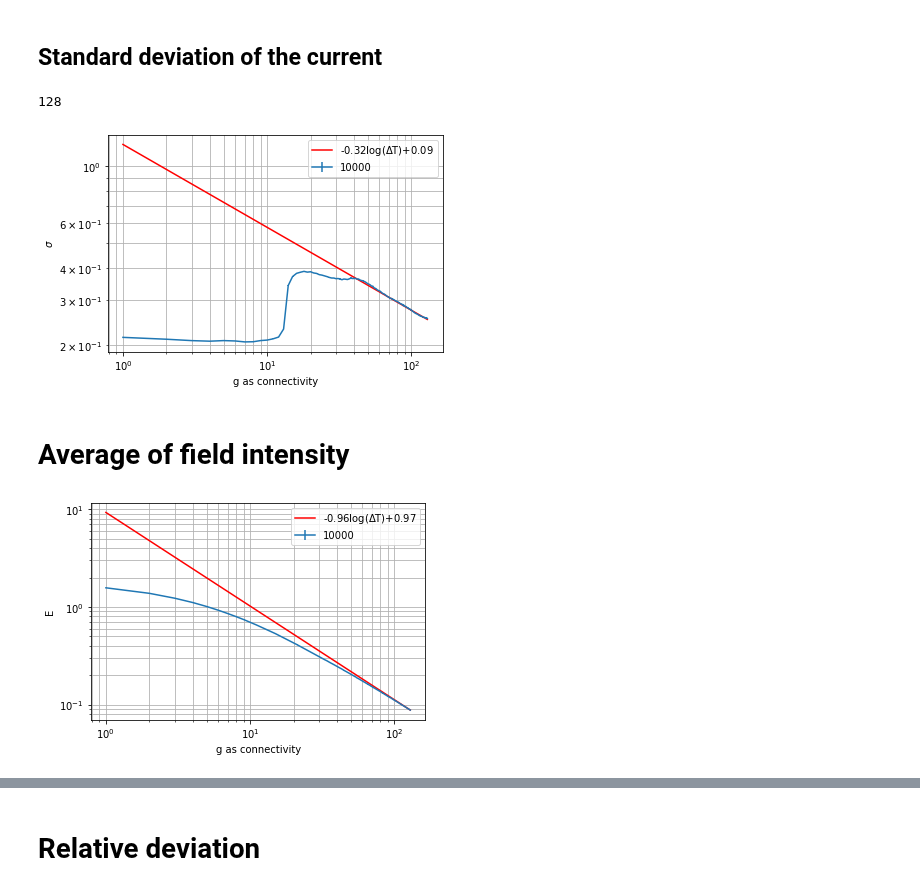
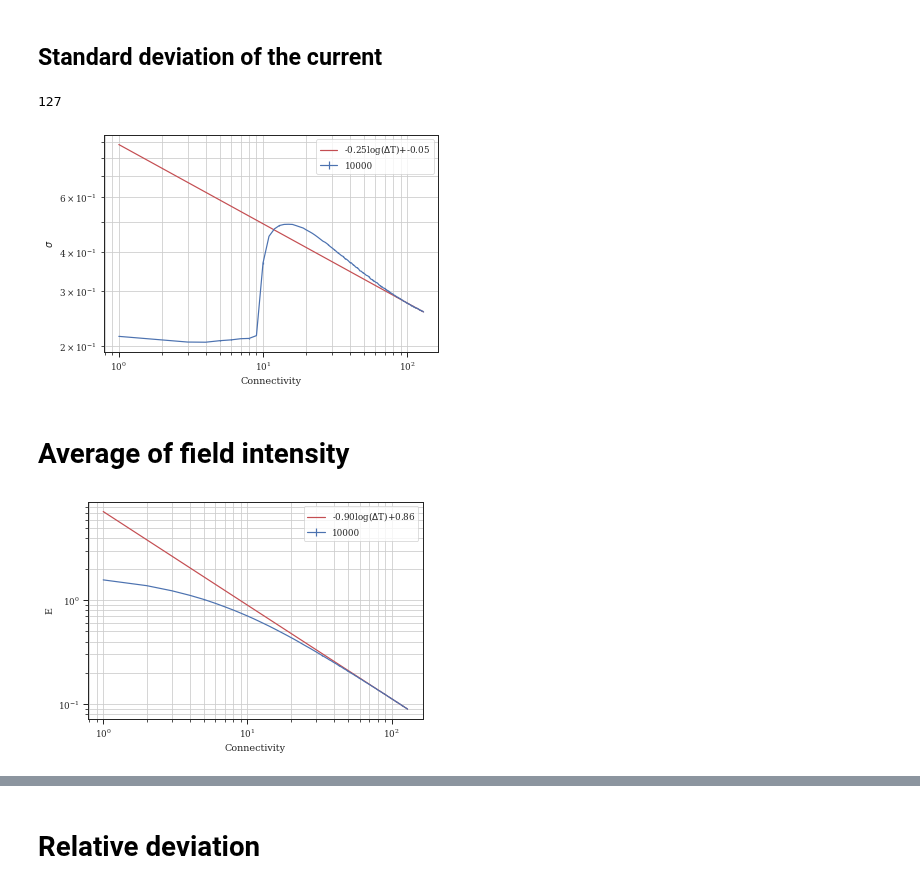
Before and after one commit to mmehrani/master_thesis, a Jupyter notebook: scripts/all_neurons_model_in_one_place/averaging_on_ensembles.ipynb, the cells around one changed output, grey strips where cells are left out. Saved outputs shown, nothing was run; the diff lists cells and outputs as text; code cells hidden in the pictures.

```diff
--- a/scripts/all_neurons_model_in_one_place/averaging_on_ensembles.ipynb
+++ b/scripts/all_neurons_model_in_one_place/averaging_on_ensembles.ipynb
@@ -13,7 +15,7 @@ delay = 0.1
 alpha = 20
 
 current_models = ['IF','Rotational','Non_repulsive_rotational']
-neuron_model = current_models[1]
+neuron_model = current_models[2]
 
 model_folder_name = neuron_model+'_ensembles'
 version = '_v1.0'
@@ -76,3 +80,5 @@ for g_folder in desired_g_folders:
+# %%
+sns.set_theme(context='paper', font= 'Serif', style = 'ticks')
 # %% [markdown]
 ## Standard deviation of the current
 # %%
@@ -93,30 +99,30 @@ slope, shift = np.polyfit(x_log,y_log,1)
 # %%
 len(x)
 # %% [output]
-128
+127
 # %%
 fig = plt.figure()
 ax = fig.subplots()
 
 ax.set_xscale("log")
 ax.set_yscale("log")
 
 ax.errorbar(x = g_list, y = sigma_mean, yerr = sigma_err, label = str(num_neurons))
 ax.plot(x, trend_curve,'r-',label = '{:.2f}log($\Delta$T)+{:.2f}'.format(slope,shift))
 
 plt.legend()
 # ax.set_title('$\sigma$')
-ax.set_xlabel('g as connectivity')
+ax.set_xlabel('Connectivity')
 ax.set_ylabel('$\sigma$')
 
 # ax.set_xticks( np.arange(g_list[0], g_list[-1], 0.5 ), minor = True)
 
 ax.grid(which='both')
 
 
 fig.savefig(os.path.join(target_path,'sigma_g_{}_{}.png'.format(connectivity_min, connectivity_max)) )
 # %% [output]
-[figure, old version]
+[figure, new version]
 # %% [markdown]
 # Average of field intensity
 # %%
@@ -143,7 +149,7 @@ ax.errorbar(x = g_list, y = e_mean, yerr = e_err, label = str(num_neurons))
 ax.plot(x, trend_curve,'r-',label = '{:.2f}log($\Delta$T)+{:.2f}'.format(slope,shift))
 
 plt.legend()
-ax.set_xlabel('g as connectivity')
+ax.set_xlabel('Connectivity')
 ax.set_ylabel('E')
 
 # ax.set_xticks( np.arange(g_list[0], g_list[-1], 0.5 ), minor = True)
@@ -152,4 +158,4 @@ ax.grid(which='both')
 
 fig.savefig(os.path.join(target_path,'field_average_g_{}_{}.png'.format(connectivity_min, connectivity_max)) )
 # %% [output]
-[figure, old version]
+[figure, new version]
```
Also changed, not shown: parts of 11 cells of this notebook, 5 other files.
